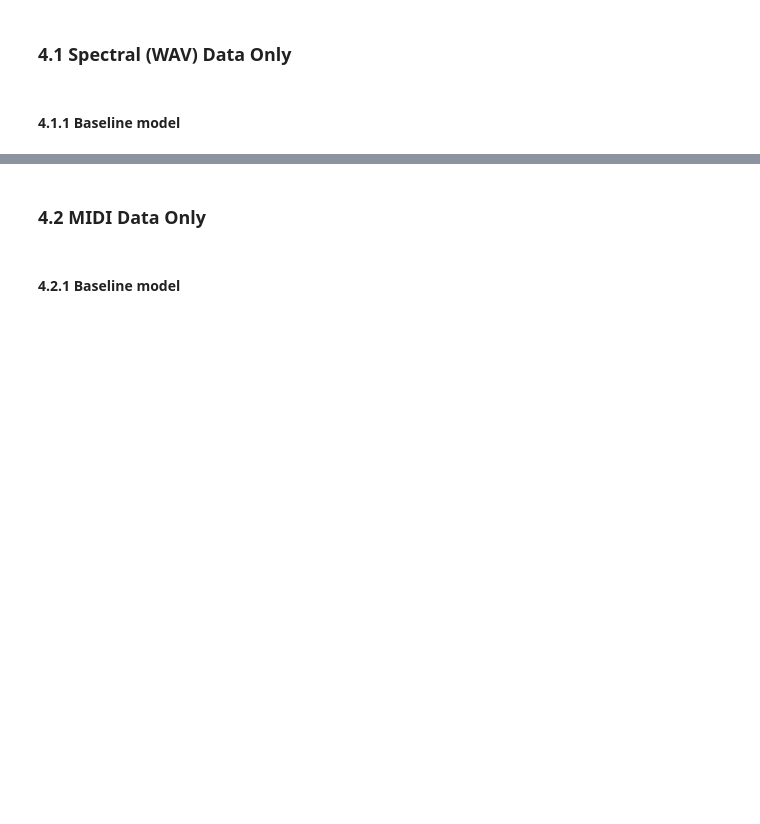
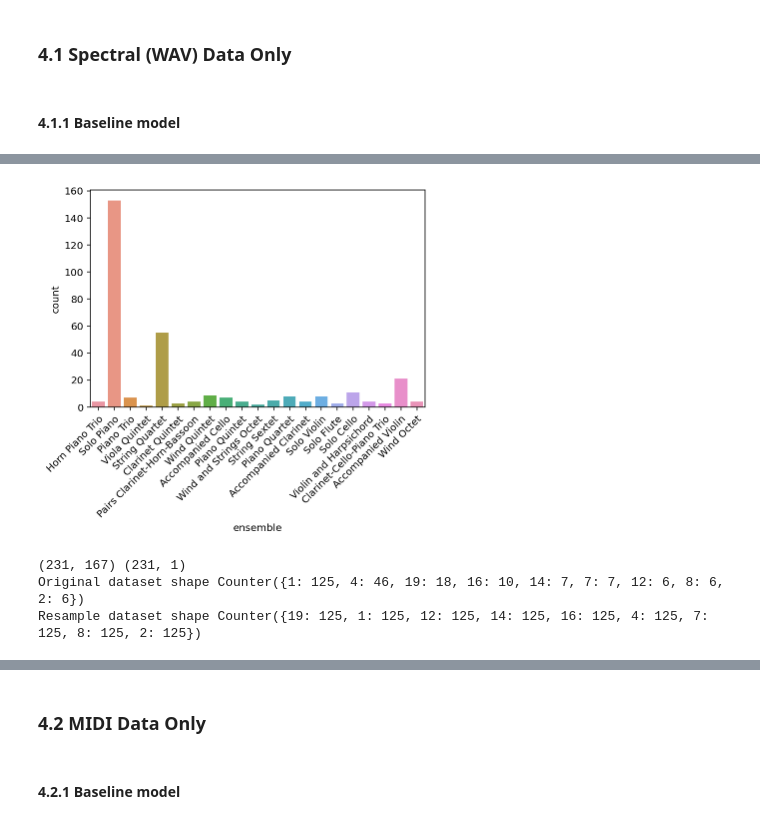
Before and after one commit to dfristau/ristau_berton_huang_meneses_w207_final_project, a Jupyter notebook: scripts/Model Consolidation.ipynb, the cells around one changed output, grey strips where cells are left out. Cells and saved outputs as stored; diff of their text form; code cells hidden in the pictures; blank space fills up the shorter version.

```diff
--- a/scripts/Model Consolidation.ipynb
+++ b/scripts/Model Consolidation.ipynb
@@ -531,0 +610,80 @@ y_train_c = comb_train.iloc[:,np.r_[177]]
+# %%
+# Visualize the target variable
+g = sns.countplot(merged_train_data_w['ensemble'])
+g.set_xticklabels(['Horn Piano Trio',
+'Solo Piano',
+'Piano Trio',
+'Viola Quintet',
+'String Quartet',
+'Clarinet Quintet',
+'Pairs Clarinet-Horn-Bassoon',
+'Wind Quintet',
+'Accompanied Cello',
+'Piano Quintet',
+'Wind and Strings Octet',
+'String Sextet',
+'Piano Quartet',
+'Accompanied Clarinet',
+'Solo Violin',
+'Solo Flute',
+'Solo Cello',
+'Violin and Harpsichord',
+'Clarinet-Cello-Piano Trio',
+'Accompanied Violin',
+'Wind Octet'],rotation_mode='anchor',rotation=45, ha='right')
+plt.show()
+
+#Drop any ensemble types with counts below 6. This because Expected n_neighbors <= n_samples,
+#but n_samples = 3, n_neighbors = 6
+counts = y_train_w['ensemble'].value_counts()
+X_train_w = X_train_w[~y_train_w['ensemble'].isin(counts[counts < 6].index)]
+y_train_w = y_train_w[~y_train_w['ensemble'].isin(counts[counts < 6].index)]
+print(X_train_w.shape, y_train_w.shape)
+
+#Synthetic Minority Oversampling Technique (SMOTE): This technique generates synthetic data for the minority class.
+
+#SMOTE (Synthetic Minority Oversampling Technique) works by randomly picking a point from the minority class
+#and computing the k-nearest neighbors for this point. The synthetic points are added between the chosen point
+#and its neighbors.
+
+
+# Fit and apply the transform
+X_SMOTE_w, y_SMOTE_w = SMOTE(random_state=101).fit_resample(X_train_w, y_train_w)
+
+print('Original dataset shape', Counter(y_train_w.values.ravel()))
+print('Resample dataset shape', Counter(y_SMOTE_w.values.ravel()))
+
+# Visualize the target variable
+g = sns.countplot(y_SMOTE_w['ensemble'])
+g.set_xticklabels([
+'Solo Piano',
+'Piano Trio',
+'String Quartet',
+'Wind Quintet',
+'Accompanied Cello',
+'Piano Quartet',
+'Solo Violin',
+'Solo Cello',
+'Accompanied Violin'],rotation_mode='anchor',rotation=45, ha='right')
+plt.show()
+
+from sklearn.ensemble import RandomForestClassifier
+rf = RandomForestClassifier(random_state=1)
+rf.fit(X_SMOTE_w, y_SMOTE_w)
+scores = cross_val_score(estimator = rf, X=X_SMOTE_w, y=y_SMOTE_w, cv=5, n_jobs=1)
+print('Random Forest: Sample with SMOTE, no hyperparameter tuning / Only WAV data')
+print('CV Scores: ', scores)
+print('CV Average and standard deviation: ', np.mean(scores), '+/-', np.std(scores))
+
+#Default parameters:
+    #n_estimatorsint, default=100
+    #max_features{“auto”, “sqrt”, “log2”}, int or float, default=”auto”
+    #min_samples_splitint or float, default=2
+
+feat_importances = pd.Series(rf.feature_importances_, index=X_SMOTE_w.columns)
+feat_importances.nlargest(10).plot(kind='barh')
+# %% [output]
+[figure, added]
+(231, 167) (231, 1)
+Original dataset shape Counter({1: 125, 4: 46, 19: 18, 16: 10, 14: 7, 7: 7, 12: 6, 8: 6, 2: 6})
+Resample dataset shape Counter({19: 125, 1: 125, 12: 125, 14: 125, 16: 125, 4: 125, 7: 125, 8: 125, 2: 125})
```
Also changed, not shown: parts of 68 cells of this notebook.
